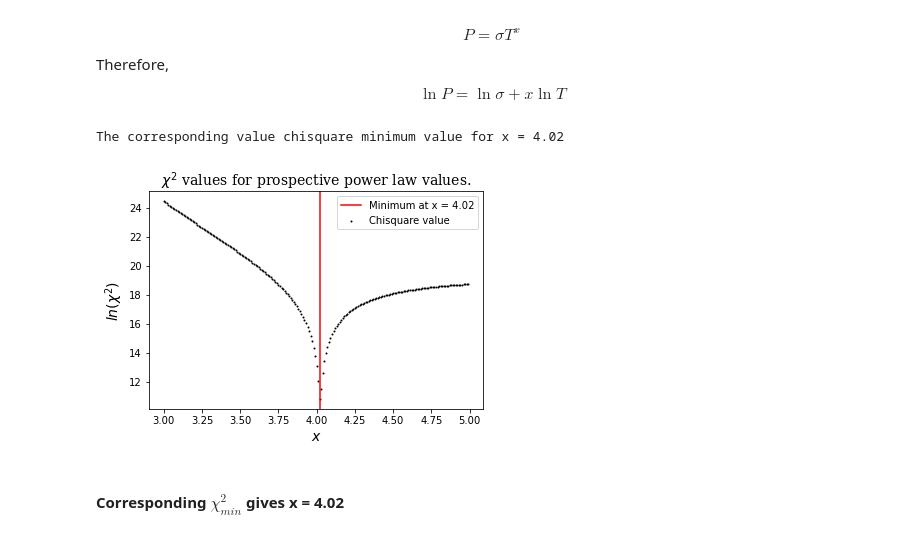
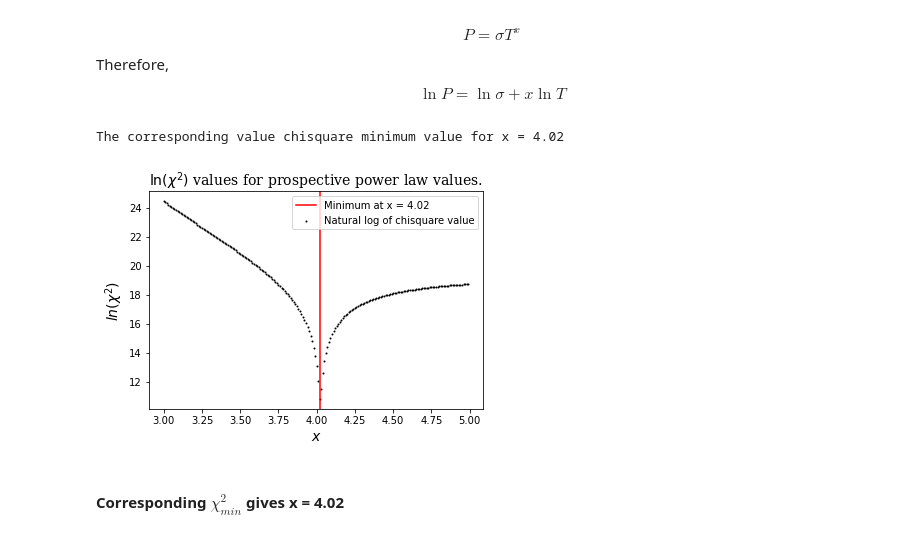
Before and after one commit to Birr0/physics_labs, a Jupyter notebook: level2_labs/blackbody_report/blackbody_report .ipynb, the cells around one changed output. Cells and saved outputs as stored; diff of their text form; code cells hidden in the pictures.

Commit message:
Blackbody report

```diff
--- a/level2_labs/blackbody_report/blackbody_report .ipynb
+++ b/level2_labs/blackbody_report/blackbody_report .ipynb
@@ -112,36 +112,36 @@ def log_power_uncertainty(V, I):
 # %%
 ### chisqaure fit for task4 - gradient = x.
 
 bb_area = 2048 * (2E-9) # area of dectector
 chisquare_series = []
 for i in range(300, 500, 1):
     chisquare_sum = 0
     for j in range(len(task4_xlsx['power'])):
         expected_temperature = (task4_xlsx['power'][j] / (stefan_boltzman * bb_area))**(100/i)
 
         sigma = power_uncertainty(task4_xlsx['voltage'][j], task4_xlsx['current'][j])
 
         chisquare_sum += chi(task4_xlsx['average_temperature'][j], expected_temperature, sigma)
 
     chisquare_series.append([chisquare_sum, i])
 
 for i in chisquare_series:
     if i[0] == np.min(list(value[0] for value in chisquare_series)):
         min_value = i[1]/100
         print(f'The corresponding value chisquare minimum value for x = {min_value}')
 
 task4_fig_a, ax = plt.subplots()
 
-ax.set_title('$ \chi^{2}$ values for prospective power law values.', font="serif", size="14")
+ax.set_title('$ \ln(\chi^{2})$ values for prospective power law values.', font="serif", size="14")
 ax.set_xlabel('$x$', font="serif", size="14")
 ax.set_ylabel('$ln(\chi^{2})$', font="serif", size="14")
 plt.axvline(x=4.02, color="red", label="Minimum at x = 4.02")
-plt.scatter(list(float(value[1]/100) for value in chisquare_series),np.log(list(value[0] for value in chisquare_series)), s=1, color="black", label="Chisquare value")
+plt.scatter(list(float(value[1]/100) for value in chisquare_series),np.log(list(value[0] for value in chisquare_series)), s=1, color="black", label="Natural log of chisquare value")
 plt.legend(loc='upper right')
 plt.savefig('task4_fig_a.png')
 # %% [output]
 The corresponding value chisquare minimum value for x = 4.02
-[figure, old version]
+[figure, new version]
 # %% [markdown]
 #### Corresponding $ \chi^{2}_{min} $ gives x = 4.02
 # %%
```
Also changed, not shown: parts of 4 cells of this notebook, 15 other files.
